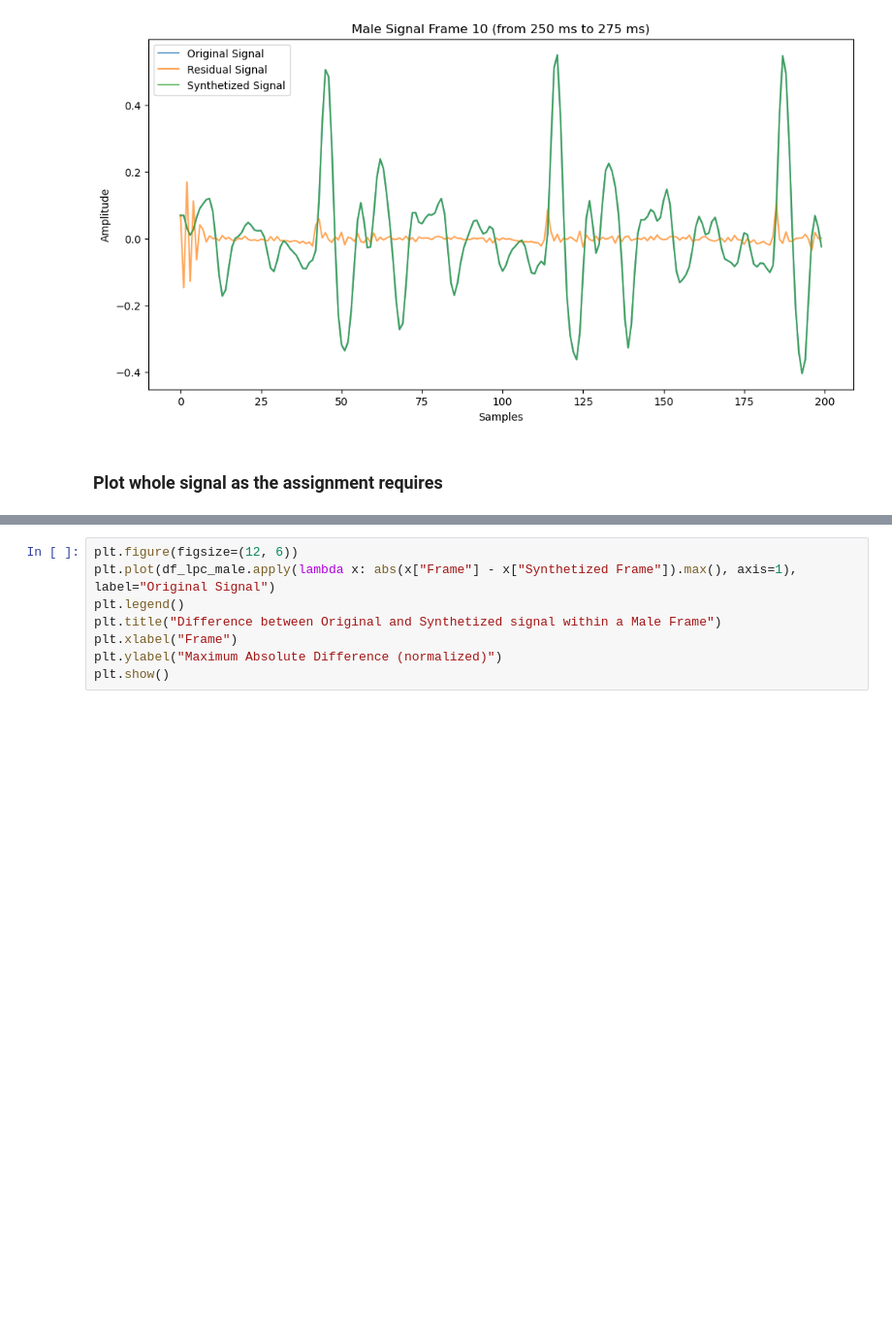
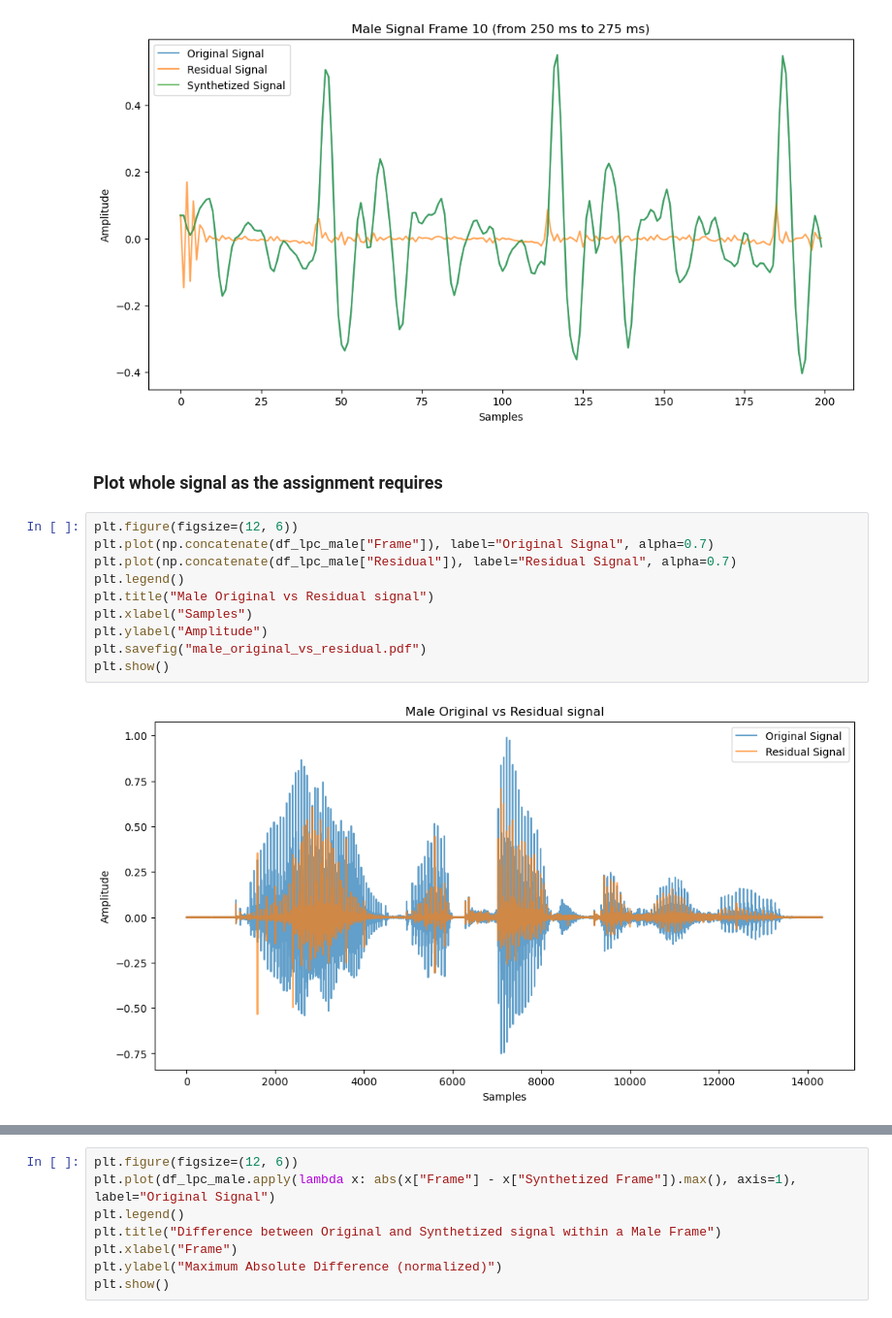
Before and after one commit to dianapaula19/speech-processing-project, a Jupyter notebook: codec.ipynb, the cells around one changed output, grey strips where cells are left out. Shown at 97% size. Cells and saved outputs as stored; diff of their text form; blank space fills up the shorter version.

Commit message:
Add figure generation

```diff
--- a/codec.ipynb
+++ b/codec.ipynb
@@ -112,6 +112,18 @@ plt.show()
 [figure]
 # %% [markdown]
 ### Plot whole signal as the assignment requires
+# %%
+plt.figure(figsize=(12, 6))
+plt.plot(np.concatenate(df_lpc_male["Frame"]), label="Original Signal", alpha=0.7)
+plt.plot(np.concatenate(df_lpc_male["Residual"]), label="Residual Signal", alpha=0.7)
+plt.legend()
+plt.title("Male Original vs Residual signal")
+plt.xlabel("Samples")
+plt.ylabel("Amplitude")
+plt.savefig("male_original_vs_residual.pdf")
+plt.show()
+# %% [output]
+[figure, added]
 # %%
 plt.figure(figsize=(12, 6))
 plt.plot(np.concatenate(df_lpc_male["Frame"]), label="Original Signal", alpha=0.7)
```
Also changed, not shown: parts of 8 cells of this notebook.
